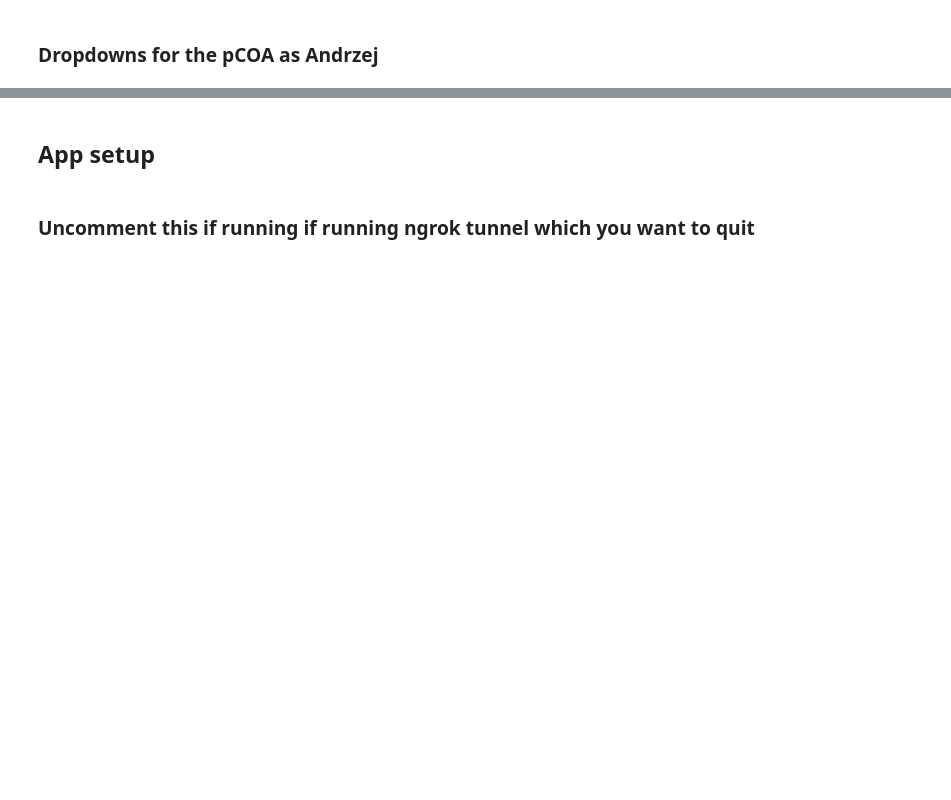
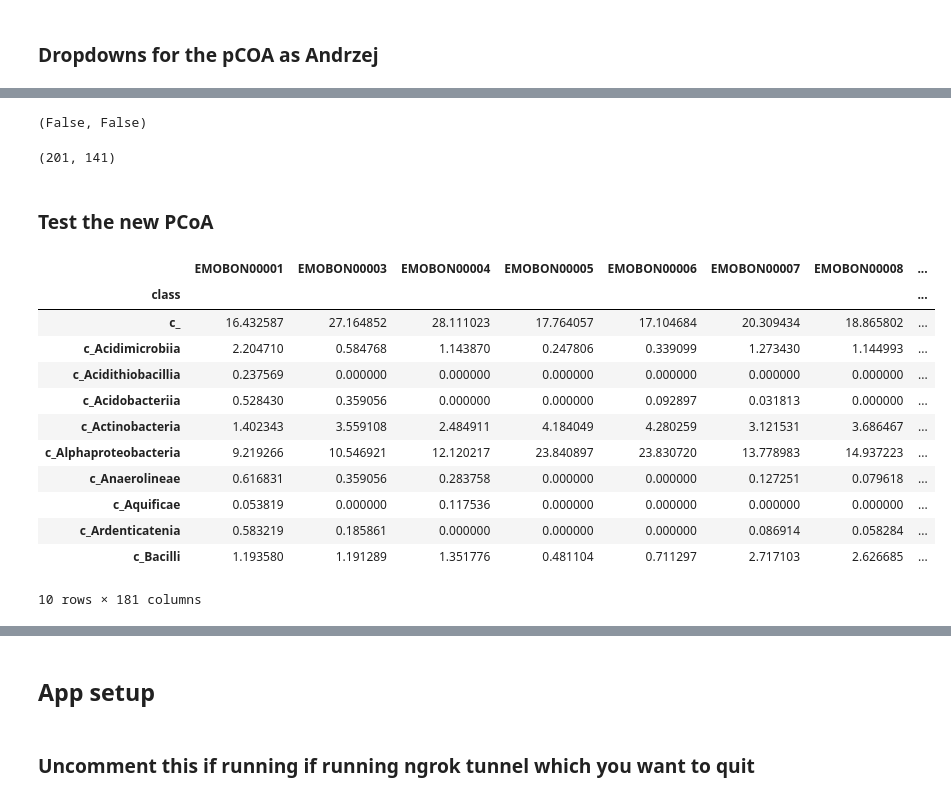
Before and after one commit to emo-bon/momics-demos, a Jupyter notebook: wf2_diversity/diversities_panel_advanced.ipynb, the cells around one changed output, grey strips where cells are left out. Saved outputs shown, nothing was run; the diff lists cells and outputs as text; code cells hidden in the pictures; blank space fills up the shorter version.

```diff
--- a/wf2_diversity/diversities_panel_advanced.ipynb
+++ b/wf2_diversity/diversities_panel_advanced.ipynb
@@ -195,0 +468,26 @@ def get_missing_taxa_single(df, taxon):
+# %%
+'EMOBON00086' in granular_tables['LSU']['Eukaryota All'].columns, 'EMOBON00086' in ssu_standard.columns
+# %% [output]
+(False, False)
+# %%
+full_metadata.shape
+# %% [output]
+(201, 141)
+# %% [markdown]
+### Test the new PCoA
+# %%
+granular_tables['LSU']['Bacteria_class'].iloc[:, 1:].head(10)
+# %% [output]
+|  | EMOBON00001 | EMOBON00003 | EMOBON00004 | EMOBON00005 | EMOBON00006 | EMOBON00007 | EMOBON00008 | ... |
+| class |  |  |  |  |  |  |  | ... |
+| c_ | 16.432587 | 27.164852 | 28.111023 | 17.764057 | 17.104684 | 20.309434 | 18.865802 | ... |
+| c_Acidimicrobiia | 2.204710 | 0.584768 | 1.143870 | 0.247806 | 0.339099 | 1.273430 | 1.144993 | ... |
+| c_Acidithiobacillia | 0.237569 | 0.000000 | 0.000000 | 0.000000 | 0.000000 | 0.000000 | 0.000000 | ... |
+| c_Acidobacteriia | 0.528430 | 0.359056 | 0.000000 | 0.000000 | 0.092897 | 0.031813 | 0.000000 | ... |
+| c_Actinobacteria | 1.402343 | 3.559108 | 2.484911 | 4.184049 | 4.280259 | 3.121531 | 3.686467 | ... |
+| c_Alphaproteobacteria | 9.219266 | 10.546921 | 12.120217 | 23.840897 | 23.830720 | 13.778983 | 14.937223 | ... |
+| c_Anaerolineae | 0.616831 | 0.359056 | 0.283758 | 0.000000 | 0.000000 | 0.127251 | 0.079618 | ... |
+| c_Aquificae | 0.053819 | 0.000000 | 0.117536 | 0.000000 | 0.000000 | 0.000000 | 0.000000 | ... |
+| c_Ardenticatenia | 0.583219 | 0.185861 | 0.000000 | 0.000000 | 0.000000 | 0.086914 | 0.058284 | ... |
+| c_Bacilli | 1.193580 | 1.191289 | 1.351776 | 0.481104 | 0.711297 | 2.717103 | 2.626685 | ... |
+10 rows × 181 columns
```
Also changed, not shown: parts of 32 cells of this notebook, 1 other file.
